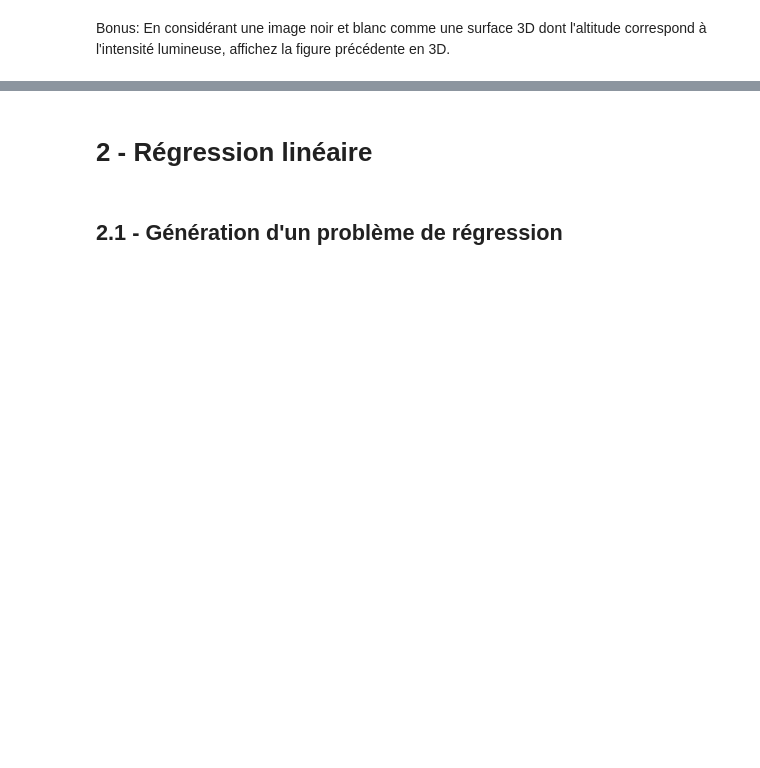
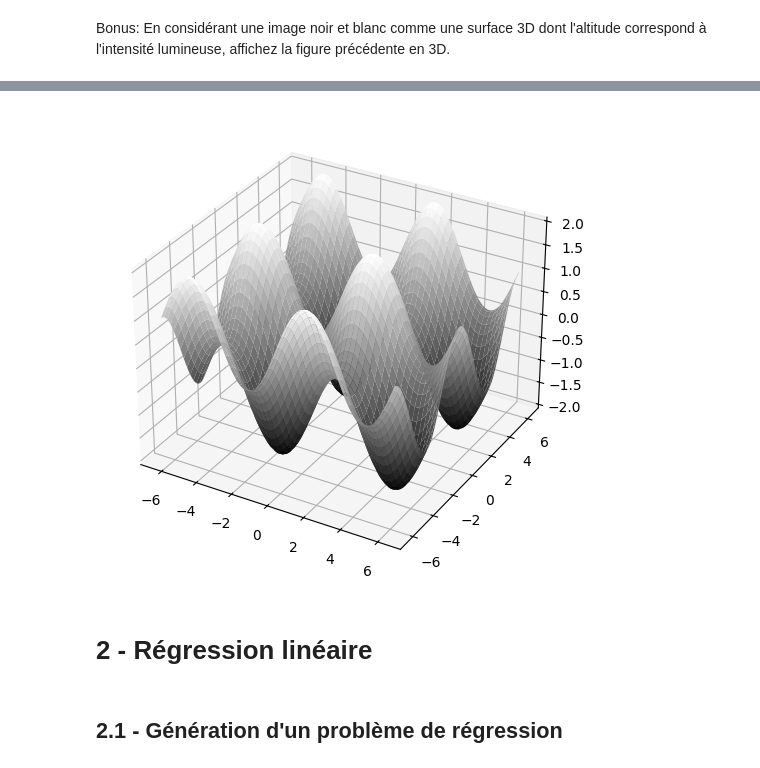
Before and after one commit to ViniciusGN/Kaggle-AI-Studies, a Jupyter notebook: Apprentissage/TP1_Vinicius_Nascimento.ipynb, the cells around one changed output, grey strips where cells are left out. Cells and saved outputs as stored; diff of their text form; code cells hidden in the pictures; blank space fills up the shorter version.

```diff
--- a/Apprentissage/TP1_Vinicius_Nascimento.ipynb
+++ b/Apprentissage/TP1_Vinicius_Nascimento.ipynb
@@ -482,3 +477,11 @@ Bonus: En considérant une image noir et blanc comme une surface 3D dont l'altit
+# %%
+fig = plt.figure(figsize=(10, 6))
+ax = fig.add_subplot(111, projection='3d')
+X, Y = np.meshgrid(x, x)
+ax.plot_surface(X, Y, M, cmap='gray', edgecolor='none')
+plt.show()
+# %% [output]
+[figure, added]
 # %% [markdown]
 # 2 - Régression linéaire
 # %% [markdown]
```
Also changed, not shown: parts of 30 cells of this notebook.
